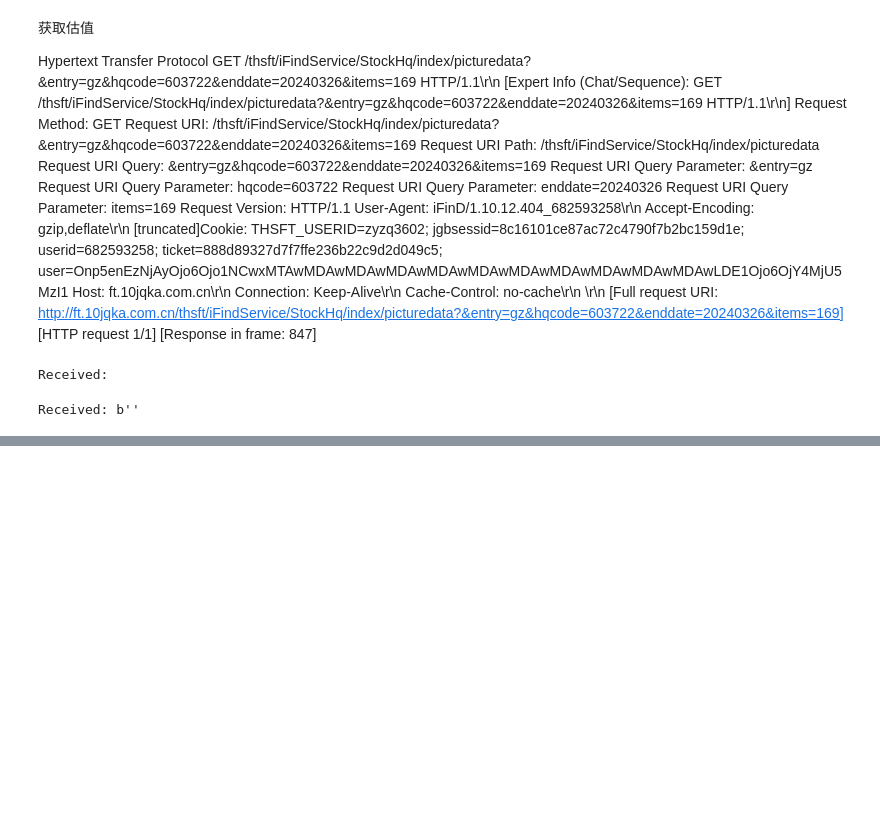
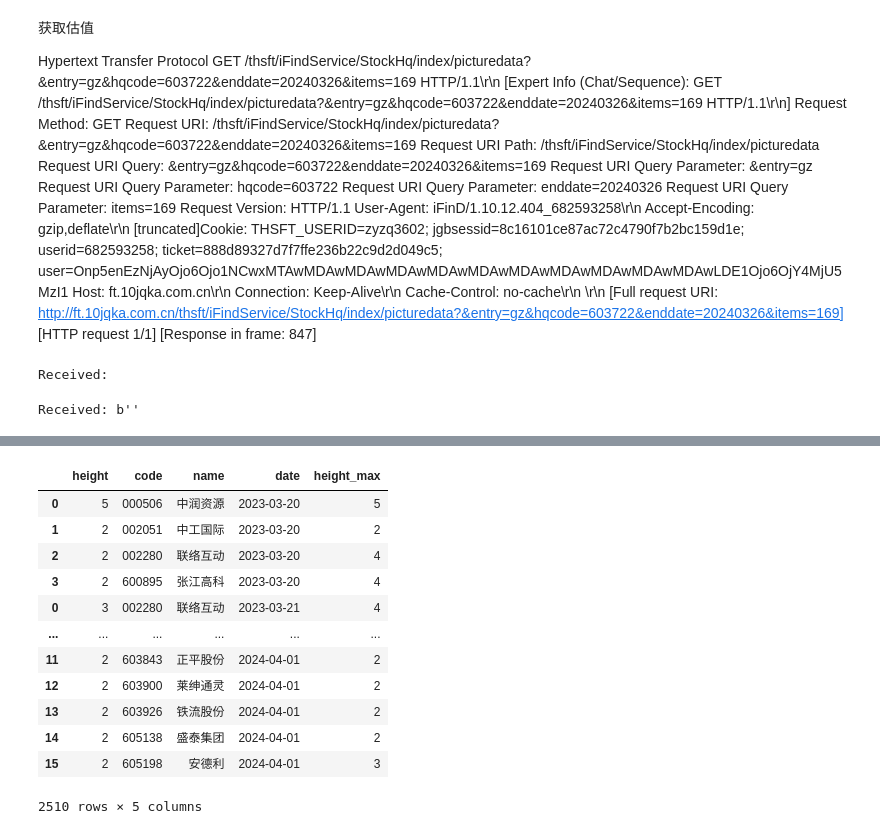
Before and after one commit to Zhu-Aemon/slingshot, a Jupyter notebook: test.ipynb, the cells around one changed output, grey strips where cells are left out. Drawn from its saved outputs; the diff is of its cells as text; code cells hidden in the pictures; blank space fills up the shorter version.

```diff
--- a/test.ipynb
+++ b/test.ipynb
@@ -241,0 +277,10 @@ Received: b''
+# %%
+import datetime
+import sqlite3
+
+res = []
+
+for day in days:
+    data_iter = daily_cont(date=day)
+    data_iter['date'] = datetime.datetime.strptime(day, '%Y%m%d')
+    res.append(data_iter)
@@ -241,0 +289,6 @@ Received: b''
+# %%
+import pandas as pd
+
+res = pd.concat(res)
+res.to_sql(con=sqlite3.connect('cont.db'), if_exists='replace', index=False, name='cont')
+res
@@ -241,0 +325,9 @@ Received: b''
+# %%
+res_final = []
+for name in list(res['name'].unique()):
+    name_iter = res[res['name'] == name]
+    height_max = max(list(name_iter['height']))
+    res_final.append(name_iter[name_iter['height'] == height_max])
+res_final = pd.concat(res_final)
+res_final.reset_index(drop=True, inplace=True)
+res_final
@@ -241,0 +348,4 @@ Received: b''
+# %%
+res_final.sort_values(by=['height', 'date'], ascending=False, inplace=True)
+res_final.reset_index(inplace=True, drop=True)
+res_final
@@ -241,0 +382,19 @@ Received: b''
+# %%
+res_final_dict = {res_final.loc[i, 'name']: res_final.loc[i, 'height'] for i in range(len(res_final))}
+res['height_max'] = 2
+res['height_max'] = res['name'].apply(lambda x: res_final_dict[x])
+res
+# %% [output]
+|  | height | code | name | date | height_max |
+| 0 | 5 | 000506 | 中润资源 | 2023-03-20 | 5 |
+| 1 | 2 | 002051 | 中工国际 | 2023-03-20 | 2 |
+| 2 | 2 | 002280 | 联络互动 | 2023-03-20 | 4 |
+| 3 | 2 | 600895 | 张江高科 | 2023-03-20 | 4 |
+| 0 | 3 | 002280 | 联络互动 | 2023-03-21 | 4 |
+| ... | ... | ... | ... | ... | ... |
+| 11 | 2 | 603843 | 正平股份 | 2024-04-01 | 2 |
+| 12 | 2 | 603900 | 莱绅通灵 | 2024-04-01 | 2 |
+| 13 | 2 | 603926 | 铁流股份 | 2024-04-01 | 2 |
+| 14 | 2 | 605138 | 盛泰集团 | 2024-04-01 | 2 |
+| 15 | 2 | 605198 | 安德利 | 2024-04-01 | 3 |
+2510 rows × 5 columns
```
Also changed, not shown: parts of 18 cells of this notebook, 1 other file.
